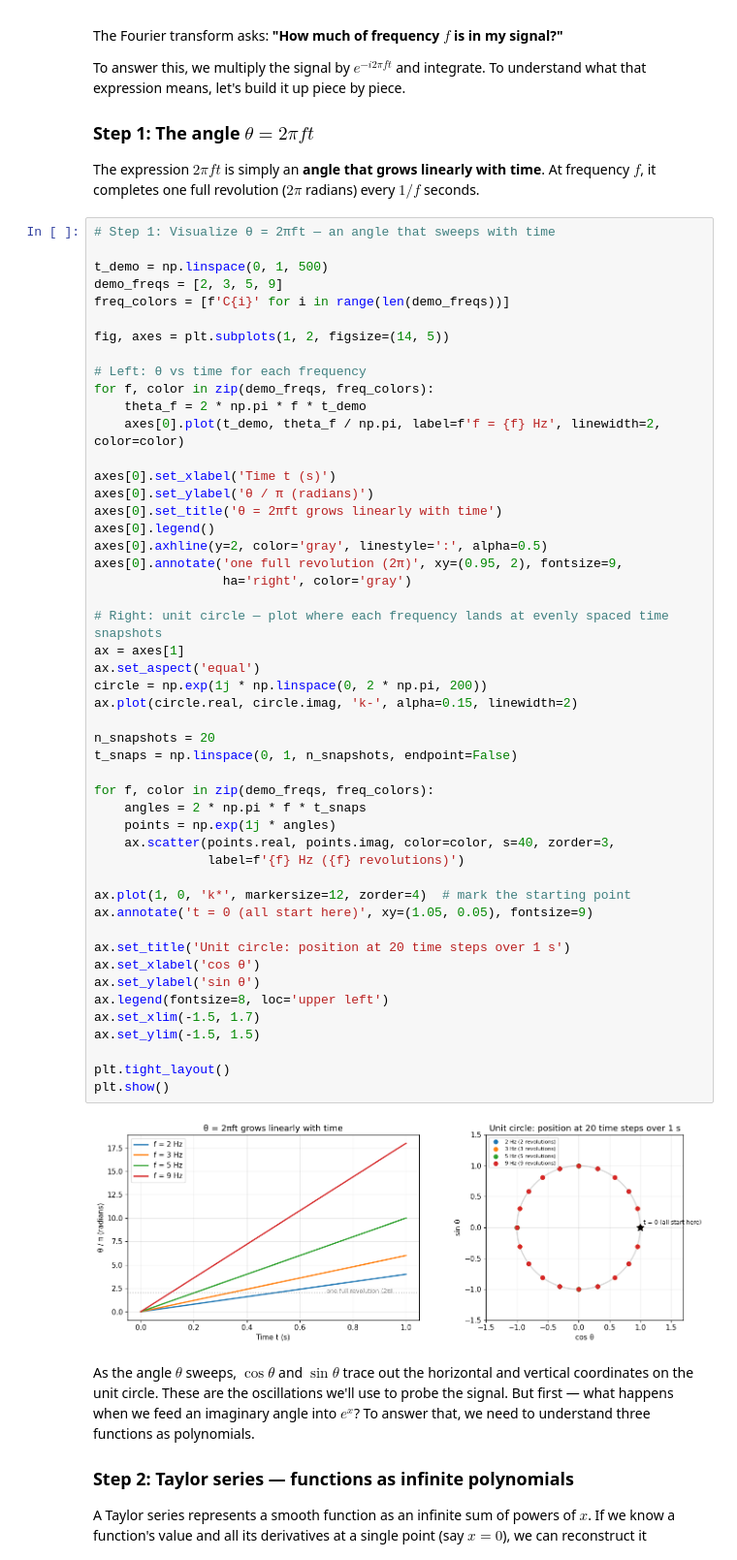
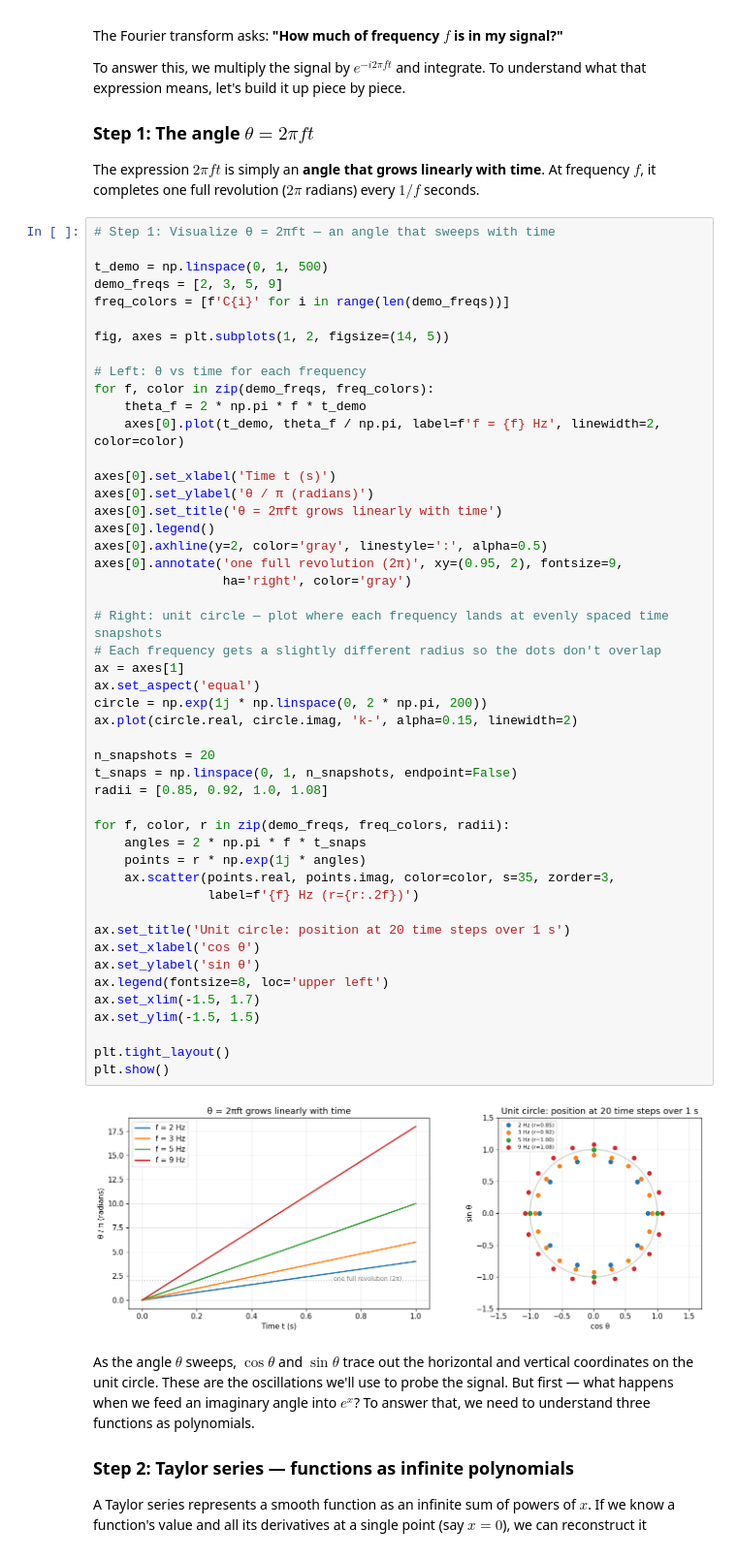
Before and after one commit to dbqpdb/fourier, a Jupyter notebook: fourier_transform.ipynb, the cells around one changed output. Shown at 97% size. Drawn from its saved outputs; the diff is of its cells as text.

Commit message:
Offset radii for dots in unit circle plot.

```diff
--- a/fourier_transform.ipynb
+++ b/fourier_transform.ipynb
@@ -74,41 +74,40 @@ for f, color in zip(demo_freqs, freq_colors):
 
 axes[0].set_xlabel('Time t (s)')
 axes[0].set_ylabel('θ / π (radians)')
 axes[0].set_title('θ = 2πft grows linearly with time')
 axes[0].legend()
 axes[0].axhline(y=2, color='gray', linestyle=':', alpha=0.5)
 axes[0].annotate('one full revolution (2π)', xy=(0.95, 2), fontsize=9,
                  ha='right', color='gray')
 
 # Right: unit circle — plot where each frequency lands at evenly spaced time snapshots
+# Each frequency gets a slightly different radius so the dots don't overlap
 ax = axes[1]
 ax.set_aspect('equal')
 circle = np.exp(1j * np.linspace(0, 2 * np.pi, 200))
 ax.plot(circle.real, circle.imag, 'k-', alpha=0.15, linewidth=2)
 
 n_snapshots = 20
 t_snaps = np.linspace(0, 1, n_snapshots, endpoint=False)
+radii = [0.85, 0.92, 1.0, 1.08]
 
-for f, color in zip(demo_freqs, freq_colors):
+for f, color, r in zip(demo_freqs, freq_colors, radii):
     angles = 2 * np.pi * f * t_snaps
-    points = np.exp(1j * angles)
-    ax.scatter(points.real, points.imag, color=color, s=40, zorder=3,
-               label=f'{f} Hz ({f} revolutions)')
-
-ax.plot(1, 0, 'k*', markersize=12, zorder=4)  # mark the starting point
-ax.annotate('t = 0 (all start here)', xy=(1.05, 0.05), fontsize=9)
+    points = r * np.exp(1j * angles)
+    ax.scatter(points.real, points.imag, color=color, s=35, zorder=3,
+               label=f'{f} Hz (r={r:.2f})')
 
 ax.set_title('Unit circle: position at 20 time steps over 1 s')
 ax.set_xlabel('cos θ')
 ax.set_ylabel('sin θ')
 ax.legend(fontsize=8, loc='upper left')
 ax.set_xlim(-1.5, 1.7)
 ax.set_ylim(-1.5, 1.5)
 
 plt.tight_layout()
 plt.show()
 # %% [output]
-[figure, old version]
+[figure, new version]
 # %% [markdown]
 As the angle $\theta$ sweeps, $\cos\theta$ and $\sin\theta$ trace out the horizontal and vertical coordinates on the unit circle. These are the oscillations we'll use to probe the signal. But first — what happens when we feed an imaginary angle into $e^x$? To answer that, we need to understand three functions as polynomials.
 
```
